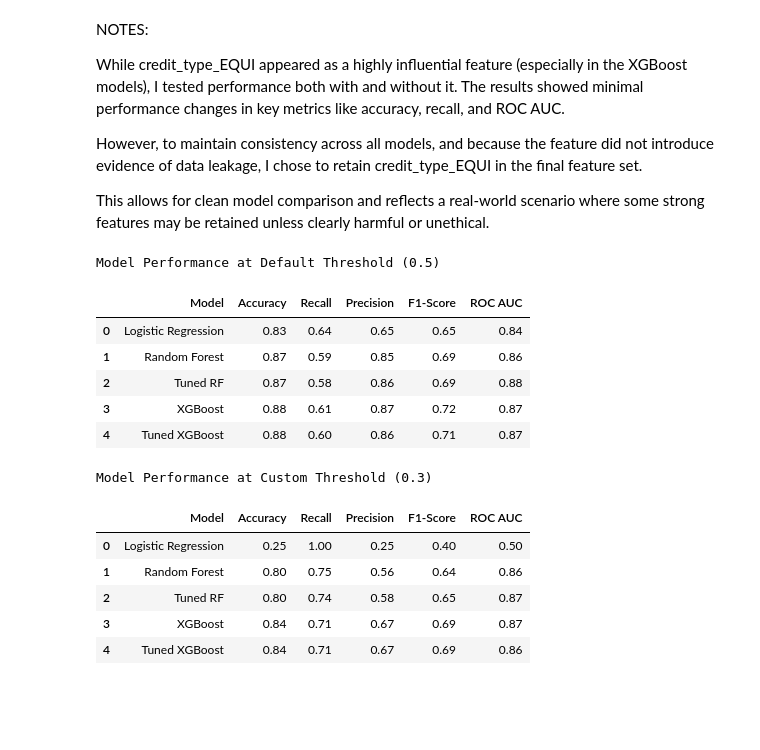
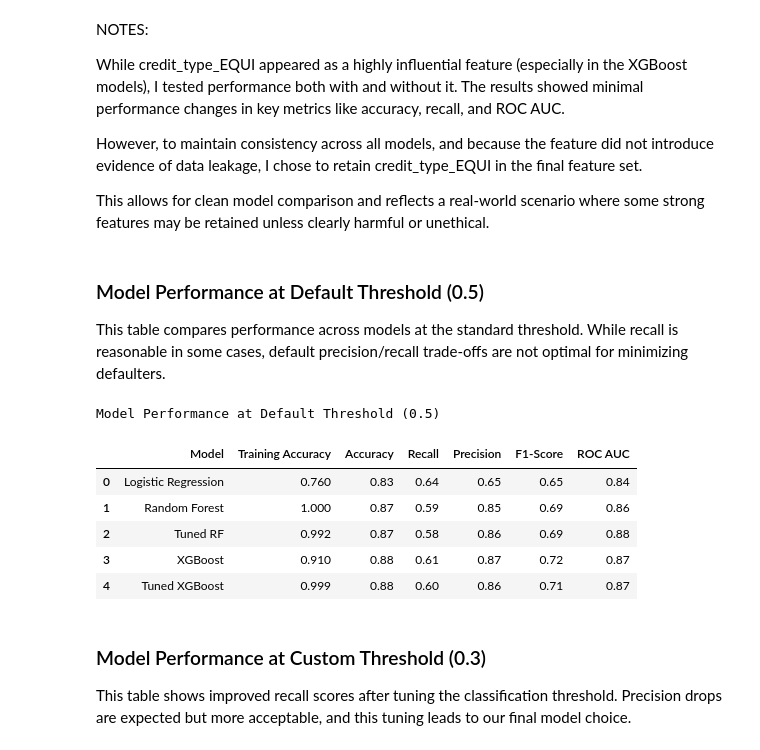
Before and after one commit to ampena1102/Capstone3_LoanDefault, a Jupyter notebook: Loan_Default_Modeling_Final.ipynb, the cells around one changed output. Drawn from its saved outputs; the diff is of its cells as text; code cells hidden in the pictures; blank space fills up the shorter version.

```diff
--- a/Loan_Default_Modeling_Final.ipynb
+++ b/Loan_Default_Modeling_Final.ipynb
@@ -1504,43 +1589,34 @@ While credit_type_EQUI appeared as a highly influential feature (especially in t
 However, to maintain consistency across all models, and because the feature did not introduce evidence of data leakage, I chose to retain credit_type_EQUI in the final feature set.
 
 This allows for clean model comparison and reflects a real-world scenario where some strong features may be retained unless clearly harmful or unethical.
+# %% [markdown]
+### Model Performance at Default Threshold (0.5)
+
+This table compares performance across models at the standard threshold. While recall is reasonable in some cases, default precision/recall trade-offs are not optimal for minimizing defaulters.
 # %%
 # Model Performance Comparison table
 model_results = pd.DataFrame({
     'Model': ['Logistic Regression', 'Random Forest', 'Tuned RF', 'XGBoost', 'Tuned XGBoost'],
+    'Training Accuracy': [0.76, 1.0, 0.992, 0.91, 0.999],
     'Accuracy': [0.83, 0.87, 0.87, 0.88, 0.88],
     'Recall': [0.64, 0.59, 0.58, 0.61, 0.60],
     'Precision': [0.65, 0.85, 0.86, 0.87, 0.86],
     'F1-Score': [0.65, 0.69, 0.69, 0.72, 0.71],
     'ROC AUC': [0.84, 0.86, 0.88, 0.87, 0.87]
 })
 
-model_results_custom_thres = pd.DataFrame({
-    'Model': ['Logistic Regression', 'Random Forest', 'Tuned RF', 'XGBoost', 'Tuned XGBoost'],
-    'Accuracy': [0.25, 0.80, 0.80, 0.84, 0.84],
-    'Recall': [1.0, 0.75, 0.74, 0.71, 0.71],
-    'Precision': [0.25, 0.56, 0.58, 0.67, 0.67],
-    'F1-Score': [0.40, 0.64, 0.65, 0.69, 0.69],
-    'ROC AUC': [0.5, 0.86, 0.87, 0.87, 0.86]
-})
 from IPython.display import display
 print("Model Performance at Default Threshold (0.5)")
 display(model_results)
-
-print("\nModel Performance at Custom Threshold (0.3)")
-display(model_results_custom_thres)
 # %% [output]
 Model Performance at Default Threshold (0.5)
-|  | Model | Accuracy | Recall | Precision | F1-Score | ROC AUC |
-| 0 | Logistic Regression | 0.83 | 0.64 | 0.65 | 0.65 | 0.84 |
-| 1 | Random Forest | 0.87 | 0.59 | 0.85 | 0.69 | 0.86 |
-| 2 | Tuned RF | 0.87 | 0.58 | 0.86 | 0.69 | 0.88 |
-| 3 | XGBoost | 0.88 | 0.61 | 0.87 | 0.72 | 0.87 |
-| 4 | Tuned XGBoost | 0.88 | 0.60 | 0.86 | 0.71 | 0.87 |
+|  | Model | Training Accuracy | Accuracy | Recall | Precision | F1-Score | ROC AUC |
+| 0 | Logistic Regression | 0.760 | 0.83 | 0.64 | 0.65 | 0.65 | 0.84 |
+| 1 | Random Forest | 1.000 | 0.87 | 0.59 | 0.85 | 0.69 | 0.86 |
+| 2 | Tuned RF | 0.992 | 0.87 | 0.58 | 0.86 | 0.69 | 0.88 |
+| 3 | XGBoost | 0.910 | 0.88 | 0.61 | 0.87 | 0.72 | 0.87 |
+| 4 | Tuned XGBoost | 0.999 | 0.88 | 0.60 | 0.86 | 0.71 | 0.87 |
-Model Performance at Custom Threshold (0.3)
-|  | Model | Accuracy | Recall | Precision | F1-Score | ROC AUC |
-| 0 | Logistic Regression | 0.25 | 1.00 | 0.25 | 0.40 | 0.50 |
-| 1 | Random Forest | 0.80 | 0.75 | 0.56 | 0.64 | 0.86 |
-| 2 | Tuned RF | 0.80 | 0.74 | 0.58 | 0.65 | 0.87 |
-| 3 | XGBoost | 0.84 | 0.71 | 0.67 | 0.69 | 0.87 |
-| 4 | Tuned XGBoost | 0.84 | 0.71 | 0.67 | 0.69 | 0.86 |
+# %% [markdown]
+### Model Performance at Custom Threshold (0.3)
+
+This table shows improved recall scores after tuning the classification threshold. Precision drops are expected but more acceptable, and this tuning leads to our final model choice.
```
Also changed, not shown: parts of 58 cells of this notebook.
